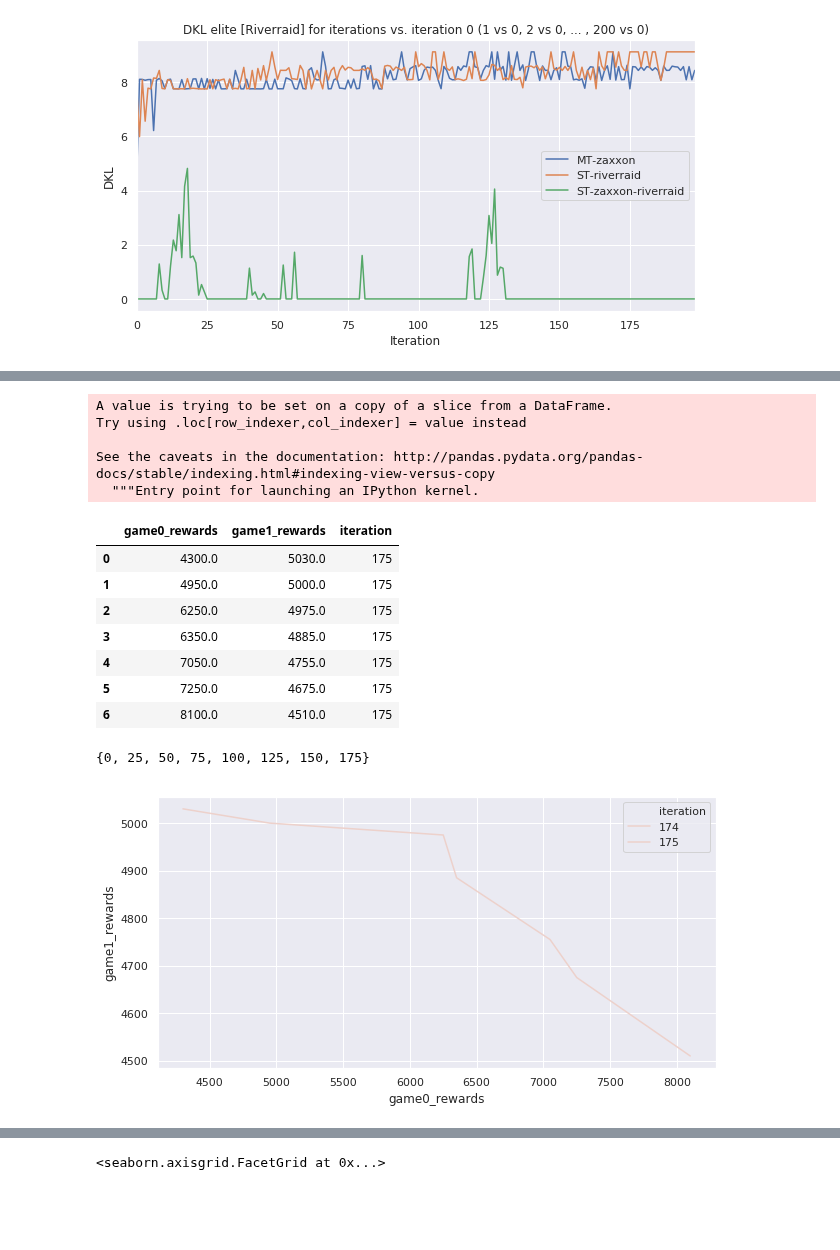
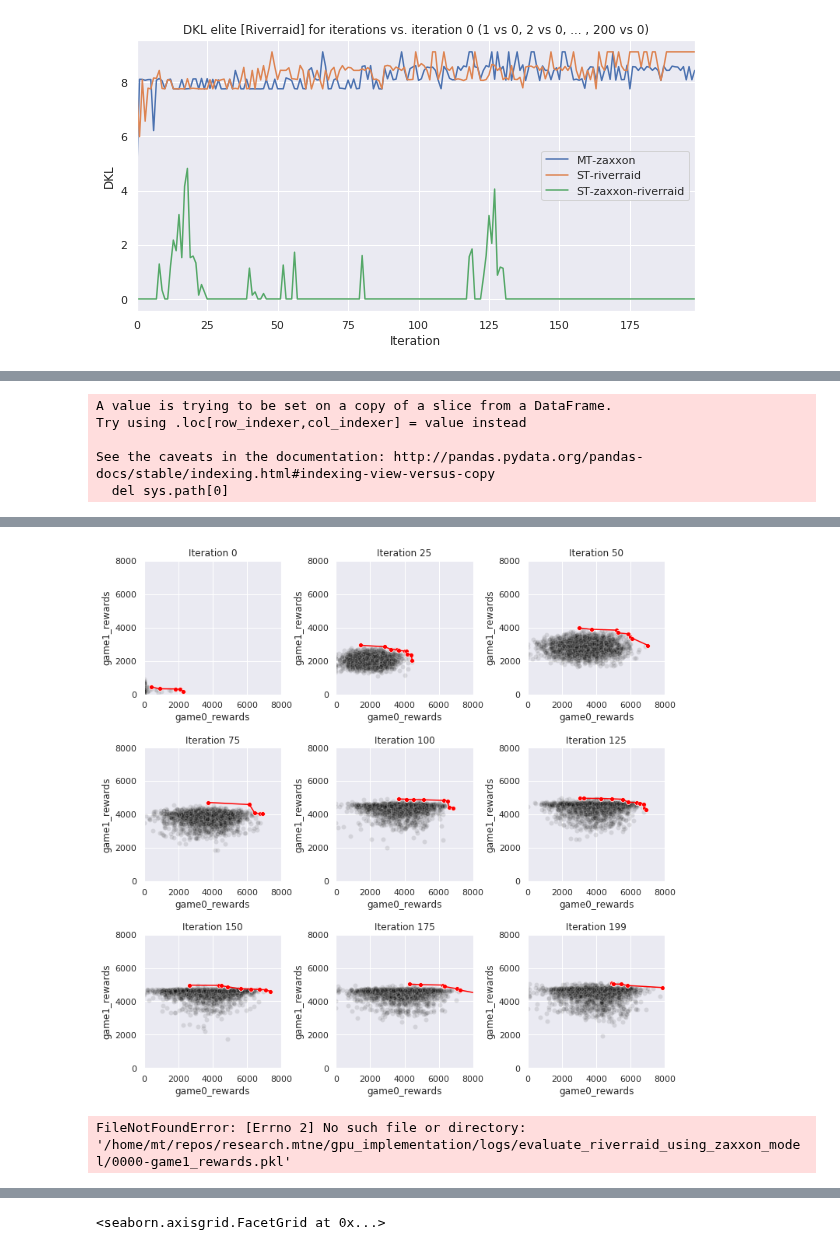
Before and after one commit to deyandyankov/research.mtne, a Jupyter notebook: gpu_implementation/analysis/all_plots.ipynb, the cells around one changed output, grey strips where cells are left out. Cells and saved outputs as stored; diff of their text form; code cells hidden in the pictures; blank space fills up the shorter version.

Commit message:
Pareto scatterplot

```diff
--- a/gpu_implementation/analysis/all_plots.ipynb
+++ b/gpu_implementation/analysis/all_plots.ipynb
@@ -196,5 +201,3 @@ p.get_figure().savefig("plot8_dkl_riverraid.eps")
 [figure]
 # %%
 ### SCATTERPLOTS
-# %%
-exp = experiments['MT']
@@ -216,2 +203,0 @@ pareto_200 = utils.get_hypervolume_data(exp, iterations)
-# %%
-game_rewards = utils.get_game_rewards(exp, iterations)
@@ -235,31 +203,0 @@ paretos_df = pd.concat(paretos)
-# %%
-only_paretos = paretos_df[paretos_df['iteration'].isin([0, 25, 50, 75, 100, 125, 150, 175, 200])]
-# %%
-only_paretos['newidx'] = list(range(0, len(only_paretos)))
-only_paretos.set_index('newidx');
-del only_paretos['newidx']
-# %% [output]
-A value is trying to be set on a copy of a slice from a DataFrame.
-Try using .loc[row_indexer,col_indexer] = value instead
-
-See the caveats in the documentation: http://pandas.pydata.org/pandas-docs/stable/indexing.html#indexing-view-versus-copy
-  """Entry point for launching an IPython kernel.
-# %%
-only_paretos[only_paretos.iteration == 175]
-# %% [output]
-|  | game0_rewards | game1_rewards | iteration |
-| 0 | 4300.0 | 5030.0 | 175 |
-| 1 | 4950.0 | 5000.0 | 175 |
-| 2 | 6250.0 | 4975.0 | 175 |
-| 3 | 6350.0 | 4885.0 | 175 |
-| 4 | 7050.0 | 4755.0 | 175 |
-| 5 | 7250.0 | 4675.0 | 175 |
-| 6 | 8100.0 | 4510.0 | 175 |
-# %%
-set(only_paretos.iteration)
-# %% [output]
-{0, 25, 50, 75, 100, 125, 150, 175}
-# %%
-p = sns.lineplot(x='game0_rewards', y='game1_rewards', hue='iteration', data=only_paretos[only_paretos.iteration == 175])
-# %% [output]
-[figure, removed]
@@ -265,0 +246,15 @@ p = sns.lineplot(x='game0_rewards', y='game1_rewards', hue='iteration', data=onl
+# %%
+# Scatterplots: (one plot for iterations: [0, 25, 50, 75, 100, 125, 150, 175, 200] ) → 9 plots
+# 1) MTES (only offspring)
+# x axis: Game 0
+# y axis: Game 1
+# points: (a) feasible points only (reward>0); (b) pareto front points, in red + red line connecting those points.
+all_game_rewards = utils.get_game_rewards(experiments['MT'], iterations)
+only_paretos = get_paretos(exp, iterations, all_game_rewards)
+get_game0vs1_and_pareto_grid(all_game_rewards, only_paretos, iterlist)
+# %% [output]
+A value is trying to be set on a copy of a slice from a DataFrame.
+Try using .loc[row_indexer,col_indexer] = value instead
+
+See the caveats in the documentation: http://pandas.pydata.org/pandas-docs/stable/indexing.html#indexing-view-versus-copy
+  del sys.path[0]
@@ -265,0 +262,8 @@ p = sns.lineplot(x='game0_rewards', y='game1_rewards', hue='iteration', data=onl
+[figure, added]
+# %%
+# 2) same as (1), but STES [zaxxon evaluated on riverraid] instead of MTES
+all_game_rewards = utils.get_game_rewards(experiments['ST-riverraid-zaxxon'], iterations)
+only_paretos = get_paretos(exp, iterations, all_game_rewards)
+get_game0vs1_and_pareto_grid(iterlist)
+# %% [output]
+FileNotFoundError: [Errno 2] No such file or directory: '/home/mt/repos/research.mtne/gpu_implementation/logs/evaluate_riverraid_using_zaxxon_model/0000-game1_rewards.pkl'
```
Also changed, not shown: parts of 16 cells of this notebook, 9 other files.
